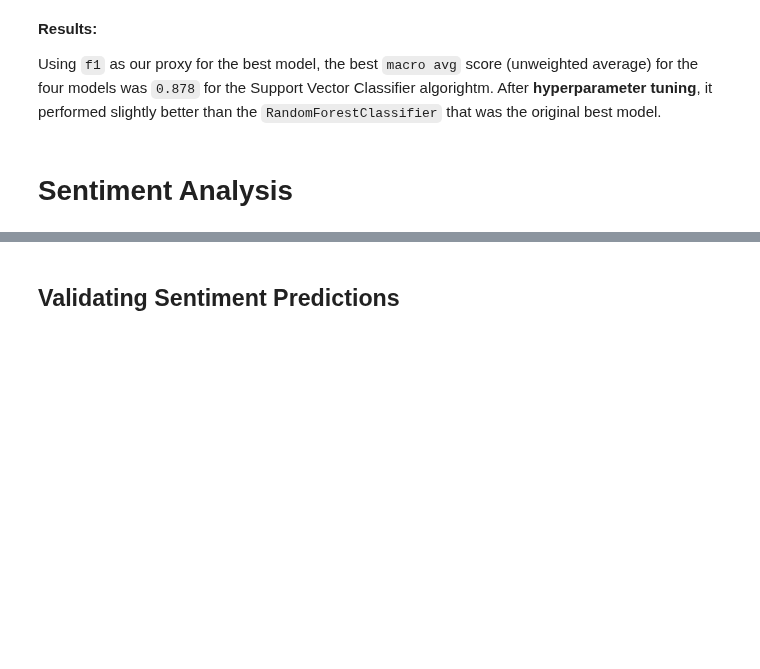
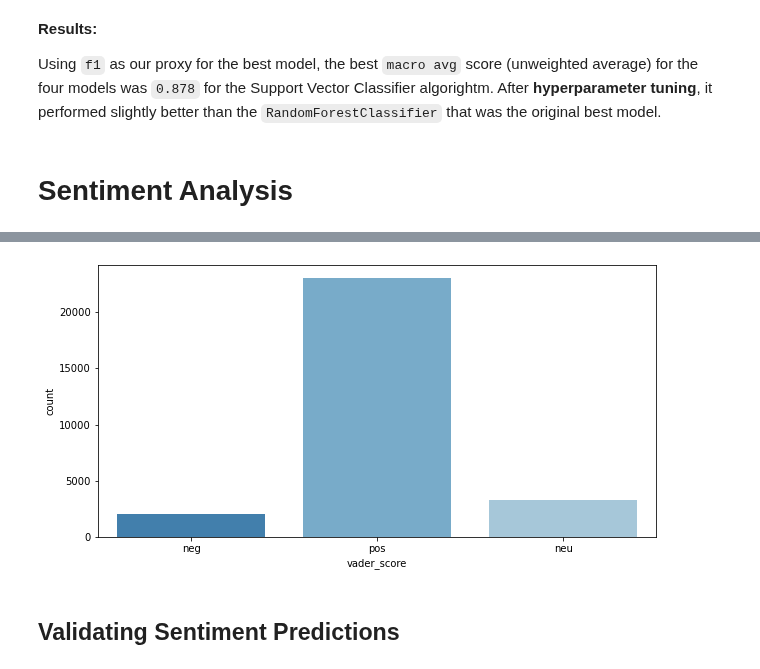
Before and after one commit to broepke/DATA110, a Jupyter notebook: Week 10/DATA110-Week10-broepke.ipynb, the cells around one changed output, grey strips where cells are left out. Saved outputs shown, nothing was run; the diff lists cells and outputs as text; code cells hidden in the pictures; blank space fills up the shorter version.

```diff
--- a/Week 10/DATA110-Week10-broepke.ipynb
+++ b/Week 10/DATA110-Week10-broepke.ipynb
@@ -662,6 +826,8 @@ sns.histplot(df, x='compound', palette="tab20c");
 # %%
 plt.figure(figsize=(10, 5))
-sns.countplot(data=df, y='vader_score', palette="tab20c");
+sns.countplot(data=df, x='vader_score', palette="tab20c");
+# %% [output]
+[figure, added]
 # %% [markdown]
 ## Validating Sentiment Predictions
 # %%
```
Also changed, not shown: parts of 37 cells of this notebook, 2 other files.
